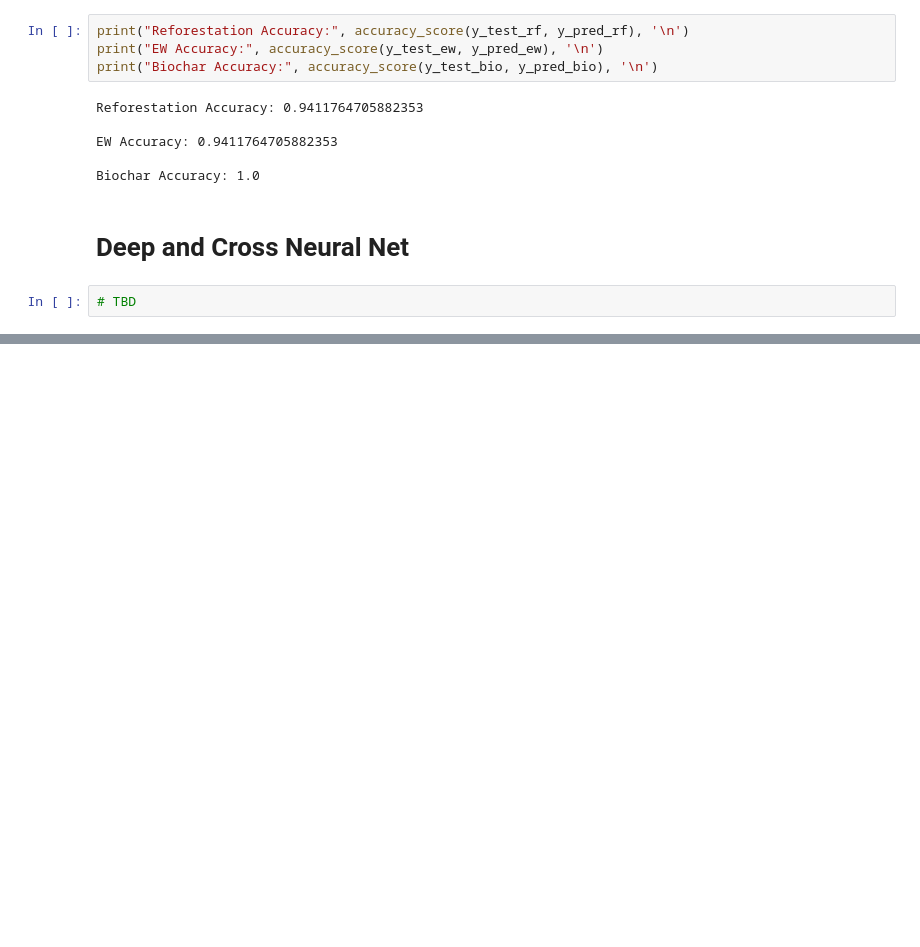
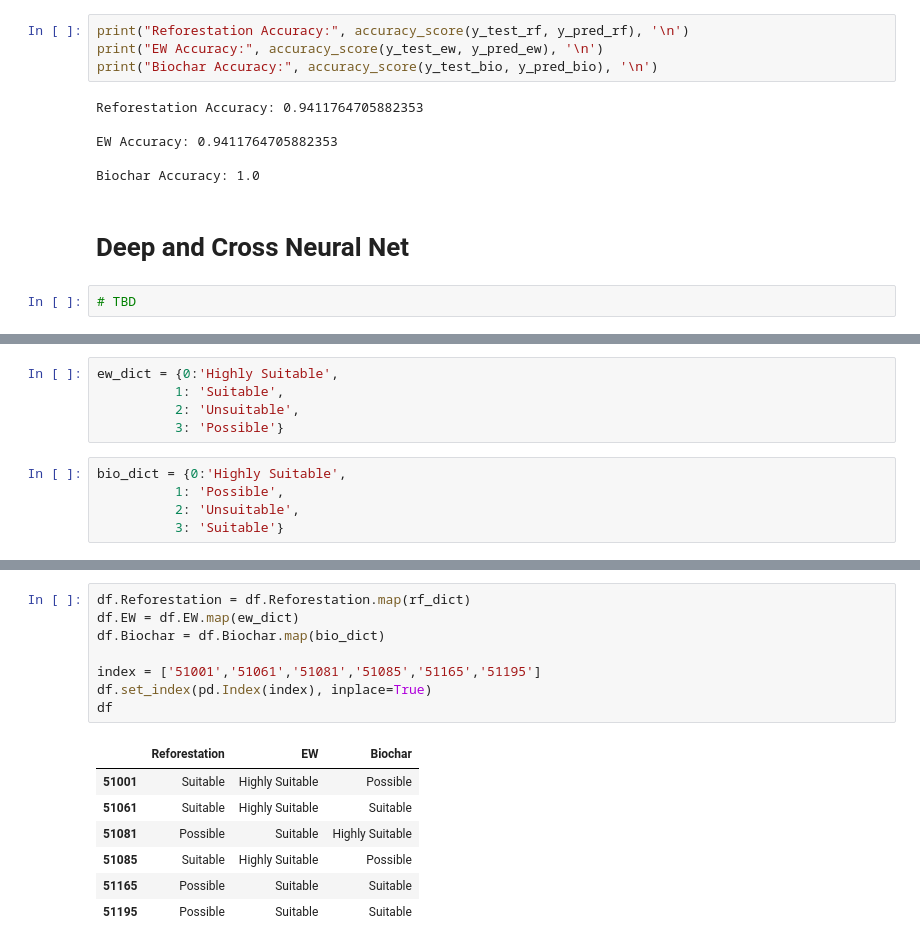
Before and after one commit to hrnur/uvaeicapstone, a Jupyter notebook: modeling-code/DeepLearning.ipynb, the cells around one changed output, grey strips where cells are left out. Cells and saved outputs as stored; diff of their text form; blank space fills up the shorter version.

```diff
--- a/modeling-code/DeepLearning.ipynb
+++ b/modeling-code/DeepLearning.ipynb
@@ -511,0 +519,10 @@ Biochar Accuracy: 1.0
+# %%
+ew_dict = {0:'Highly Suitable',
+          1: 'Suitable',
+          2: 'Unsuitable',
+          3: 'Possible'}
+# %%
+bio_dict = {0:'Highly Suitable',
+          1: 'Possible',
+          2: 'Unsuitable',
+          3: 'Suitable'}
@@ -511,0 +553,16 @@ Biochar Accuracy: 1.0
+# %%
+df.Reforestation = df.Reforestation.map(rf_dict)
+df.EW = df.EW.map(ew_dict)
+df.Biochar = df.Biochar.map(bio_dict)
+
+index = ['51001','51061','51081','51085','51165','51195']
+df.set_index(pd.Index(index), inplace=True)
+df
+# %% [output]
+|  | Reforestation | EW | Biochar |
+| 51001 | Suitable | Highly Suitable | Possible |
+| 51061 | Suitable | Highly Suitable | Suitable |
+| 51081 | Possible | Suitable | Highly Suitable |
+| 51085 | Suitable | Highly Suitable | Possible |
+| 51165 | Possible | Suitable | Suitable |
+| 51195 | Possible | Suitable | Suitable |
```
Also changed, not shown: parts of 12 cells of this notebook.
